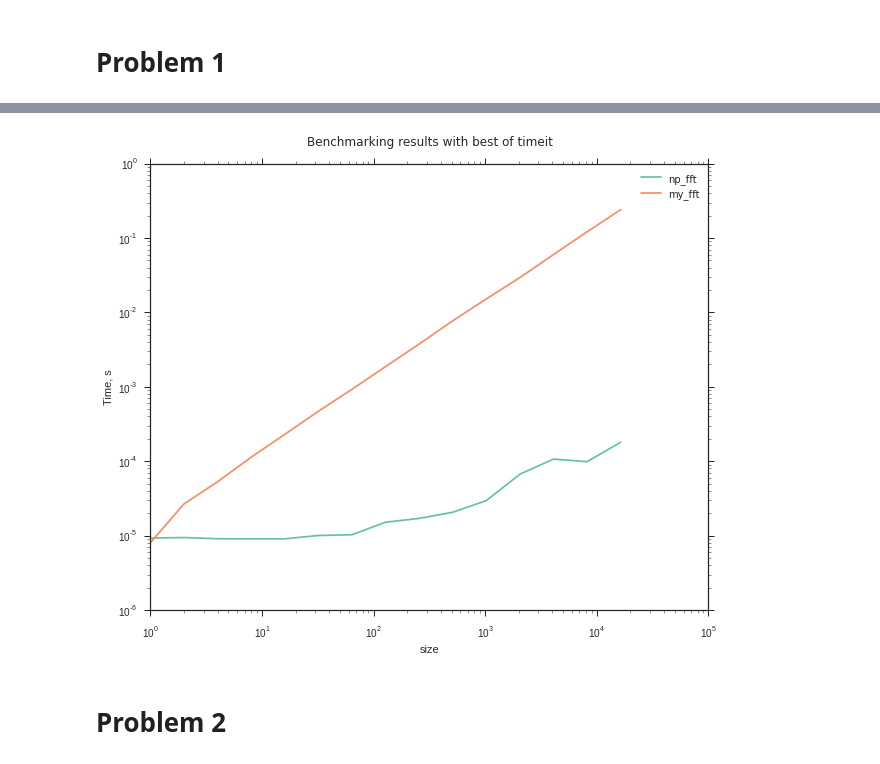
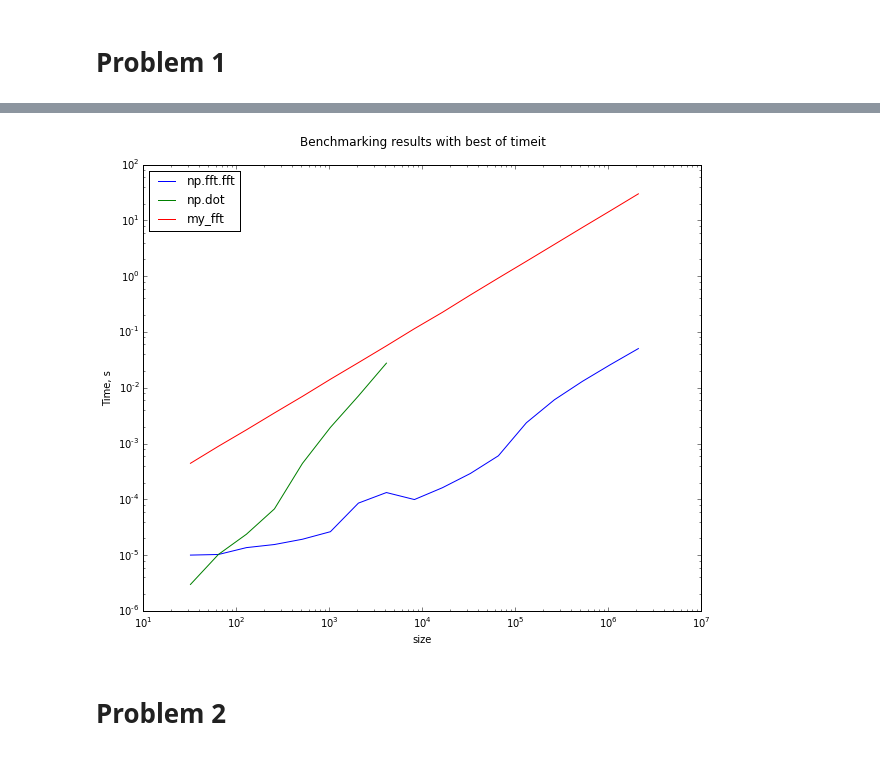
Before and after one commit to silkbottle/nla-hometasks, a Jupyter notebook: homework-2.ipynb, the cells around one changed output, grey strips where cells are left out. Cells and saved outputs as stored; diff of their text form; code cells hidden in the pictures.

```diff
--- a/homework-2.ipynb
+++ b/homework-2.ipynb
@@ -18,8 +18,3 @@ def fft(x):
         return np.append(left + right, left - right)
 
     return fft(0, n, 1)
-# %%
-x = np.random.rand(1 << 20)
-res1 = %timeit -o np.fft.fft(x)
-res2 = %timeit -o fft(x)
-print res2.best/res1.best
@@ -32,12 +23,15 @@ import matplotlib.pyplot as plt
 import numpy as np
 %matplotlib inline
 
-def plot_results(sizes, all_values):
+def plot_results(all_values):
+
     plt.figure(figsize=(10,8))
 
-    for bench_name, values in all_values.iteritems():
+    for bench_name, points in all_values.iteritems():
+        sizes = points[1]
+        values = points[0]
         plt.loglog(sizes, values, label=bench_name)
-        slope, intercept=np.polyfit(np.log(sizes[-5:]), np.log(values[-5:]), 1)
+        slope, intercept=np.polyfit(np.log(sizes[-7:]), np.log(values[-7:]), 1)
         print bench_name, 'slope', slope, 'intercept', intercept, '\n'
 
     plt.legend(loc='best')
@@ -45,9 +39,16 @@ def plot_results(sizes, all_values):
     plt.xlabel('size')
     plt.ylabel('Time, s')
 
-points = [1 << (i) for i in range(1)]
+def fourier_matrix(N):
+    i, j = np.meshgrid(np.arange(N), np.arange(N))
+    omega = np.exp( - 2 * np.pi * 1j / N)
+    W = np.power(omega, i * j)
+    return W
+
+points = [1 << (i + 5) for i in range(17)]
 my_fft = []
 np_fft = []
+dot = []
 
 for i in points:
     x = np.random.rand(i)
@@ -56,5 +57,11 @@ for i in points:
     res = %timeit -o fft(x)
     my_fft.append(res.best)
 
-plot_results(points, {'my_fft': my_fft, 'np_fft': np_fft})
+for i in points[:8]:
+    x = np.random.rand(i)
+    W = fourier_matrix(i)
+    res = %timeit -o W.dot(x)
+    dot.append(res.best)
+
+plot_results({'my_fft': (my_fft, points), 'np.fft.fft': (np_fft, points), 'np.dot': (dot, points[:8])})
 # %% [output]
@@ -78,4 +85,4 @@ my_fft slope 1.00151718404 intercept -11.1441785204
-[figure, old version]
+[figure, new version]
 # %% [markdown]
 # Problem 2
 # %%
```
Also changed, not shown: parts of 12 cells of this notebook.
